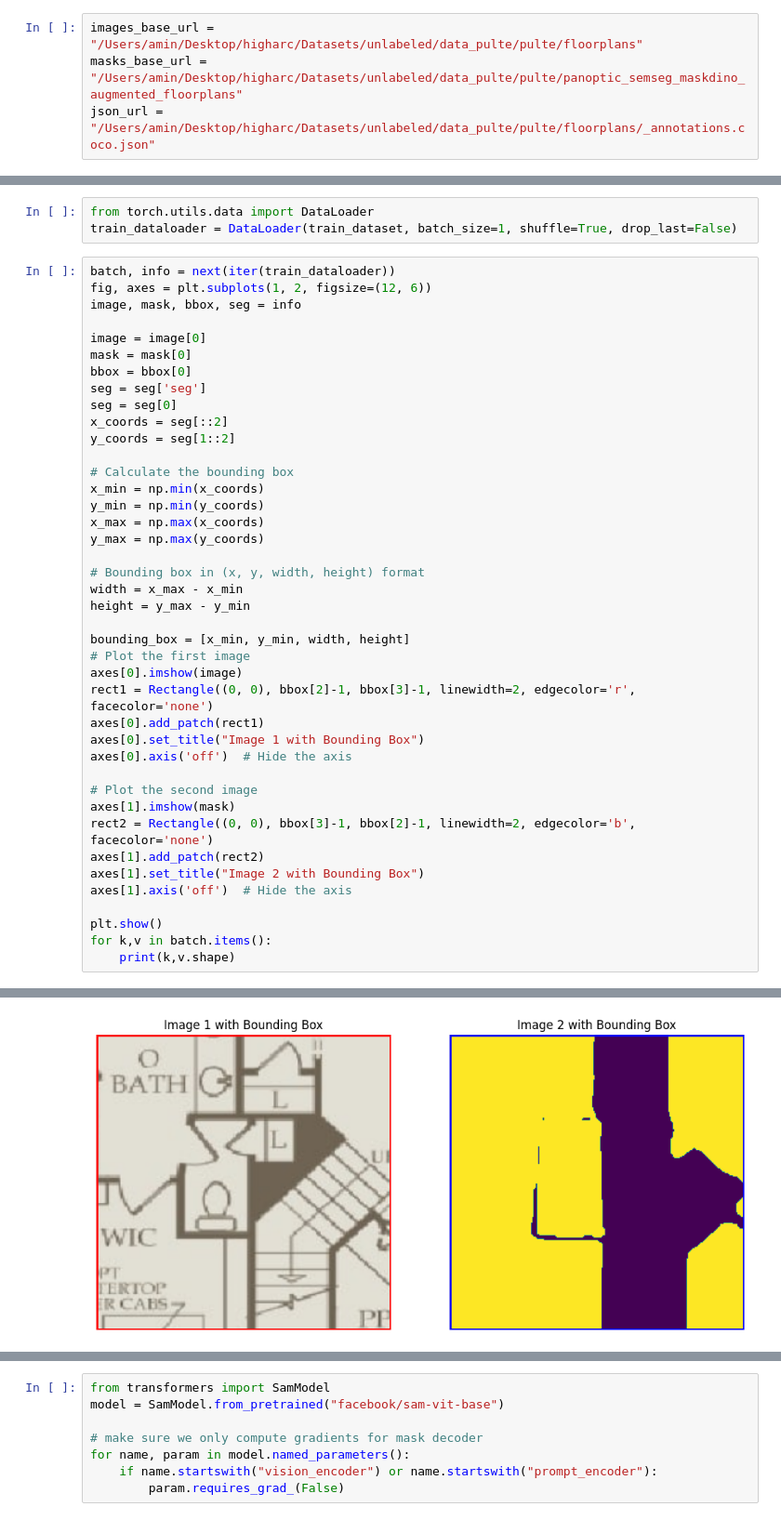
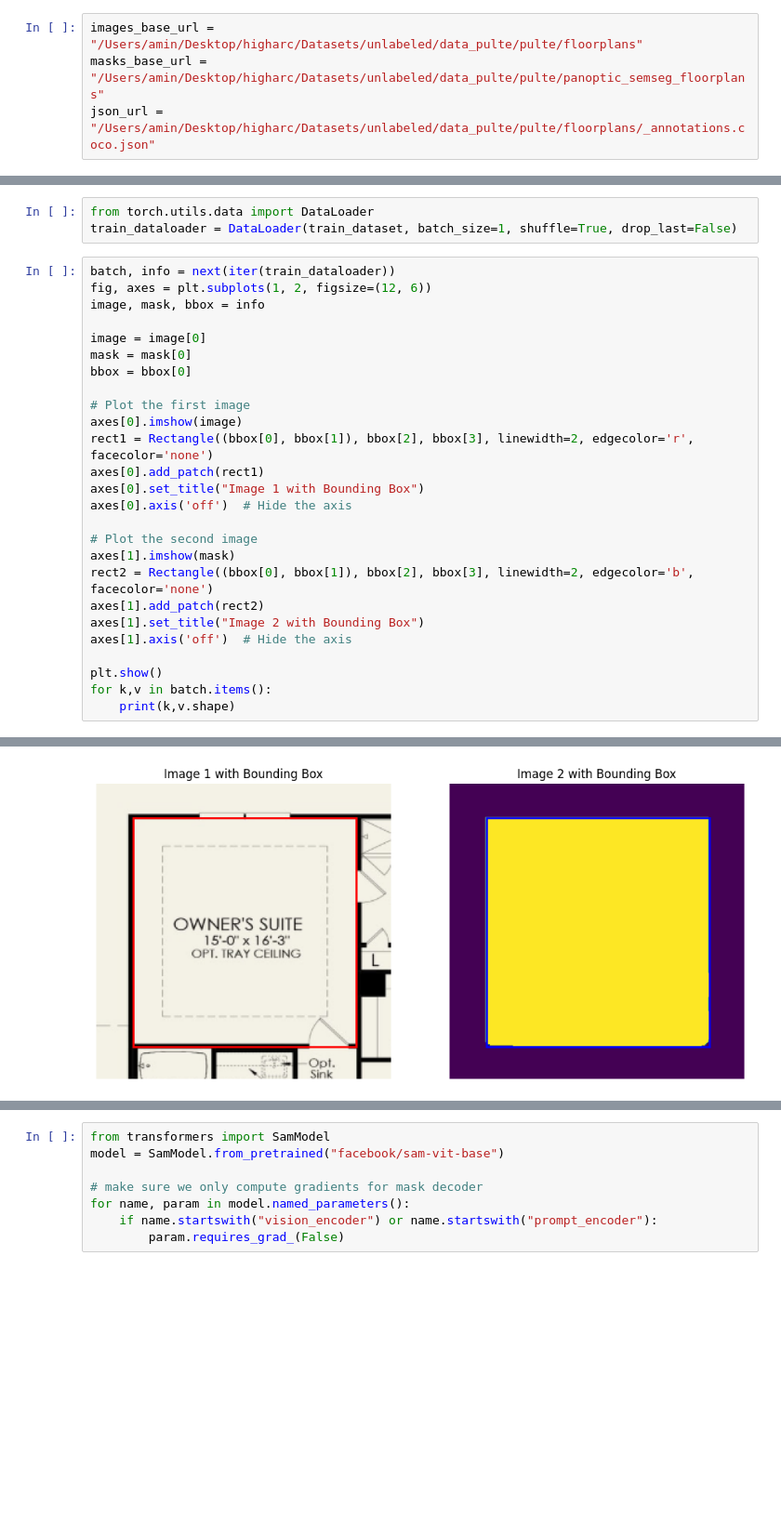
Before and after one commit to aminK8/segment-anything, a Jupyter notebook: fine_tune.ipynb, the cells around one changed output, grey strips where cells are left out. Shown at 93% size. Cells and saved outputs as stored; diff of their text form; blank space fills up the shorter version.

```diff
--- a/fine_tune.ipynb
+++ b/fine_tune.ipynb
@@ -133,7 +166,7 @@ from transformers import SamProcessor
 processor = SamProcessor.from_pretrained("facebook/sam-vit-base")
 # %%
 images_base_url = "/Users/amin/Desktop/higharc/Datasets/unlabeled/data_pulte/pulte/floorplans"
-masks_base_url = "/Users/amin/Desktop/higharc/Datasets/unlabeled/data_pulte/pulte/panoptic_semseg_maskdino_augmented_floorplans"
+masks_base_url = "/Users/amin/Desktop/higharc/Datasets/unlabeled/data_pulte/pulte/panoptic_semseg_floorplans"
 json_url = "/Users/amin/Desktop/higharc/Datasets/unlabeled/data_pulte/pulte/floorplans/_annotations.coco.json"
 # %%
 # images_base_url = "/home/ubuntu/dataset/data_pulte/pulte/floorplans"
@@ -147,37 +180,22 @@ train_dataloader = DataLoader(train_dataset, batch_size=1, shuffle=True, drop_la
 # %%
 batch, info = next(iter(train_dataloader))
 fig, axes = plt.subplots(1, 2, figsize=(12, 6))
-image, mask, bbox, seg = info
+image, mask, bbox = info
 
 image = image[0]
 mask = mask[0]
 bbox = bbox[0]
-seg = seg['seg']
-seg = seg[0]
-x_coords = seg[::2]
-y_coords = seg[1::2]
 
-# Calculate the bounding box
-x_min = np.min(x_coords)
-y_min = np.min(y_coords)
-x_max = np.max(x_coords)
-y_max = np.max(y_coords)
-
-# Bounding box in (x, y, width, height) format
-width = x_max - x_min
-height = y_max - y_min
-
-bounding_box = [x_min, y_min, width, height]
 # Plot the first image
 axes[0].imshow(image)
-rect1 = Rectangle((0, 0), bbox[2]-1, bbox[3]-1, linewidth=2, edgecolor='r', facecolor='none')
+rect1 = Rectangle((bbox[0], bbox[1]), bbox[2], bbox[3], linewidth=2, edgecolor='r', facecolor='none')
 axes[0].add_patch(rect1)
 axes[0].set_title("Image 1 with Bounding Box")
 axes[0].axis('off')  # Hide the axis
 
 # Plot the second image
 axes[1].imshow(mask)
-rect2 = Rectangle((0, 0), bbox[3]-1, bbox[2]-1, linewidth=2, edgecolor='b', facecolor='none')
+rect2 = Rectangle((bbox[0], bbox[1]), bbox[2], bbox[3], linewidth=2, edgecolor='b', facecolor='none')
 axes[1].add_patch(rect2)
 axes[1].set_title("Image 2 with Bounding Box")
 axes[1].axis('off')  # Hide the axis
@@ -190,4 +208,4 @@ for k,v in batch.items():
-[figure, old version]
+[figure, new version]
 pixel_values torch.Size([1, 3, 1024, 1024])
 original_sizes torch.Size([1, 2])
 reshaped_input_sizes torch.Size([1, 2])
```
Also changed, not shown: parts of 2 cells of this notebook, 1 other file.
